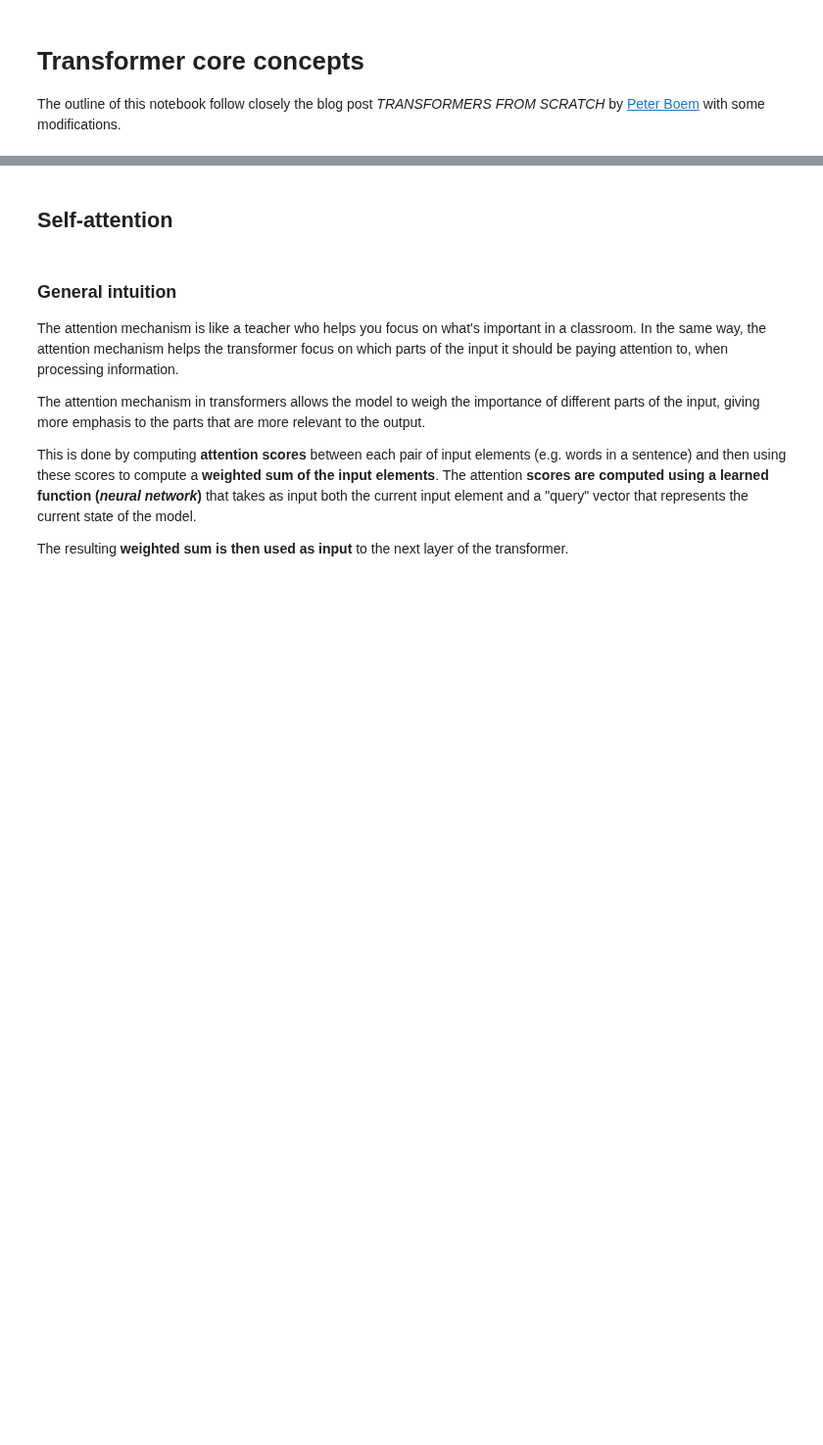
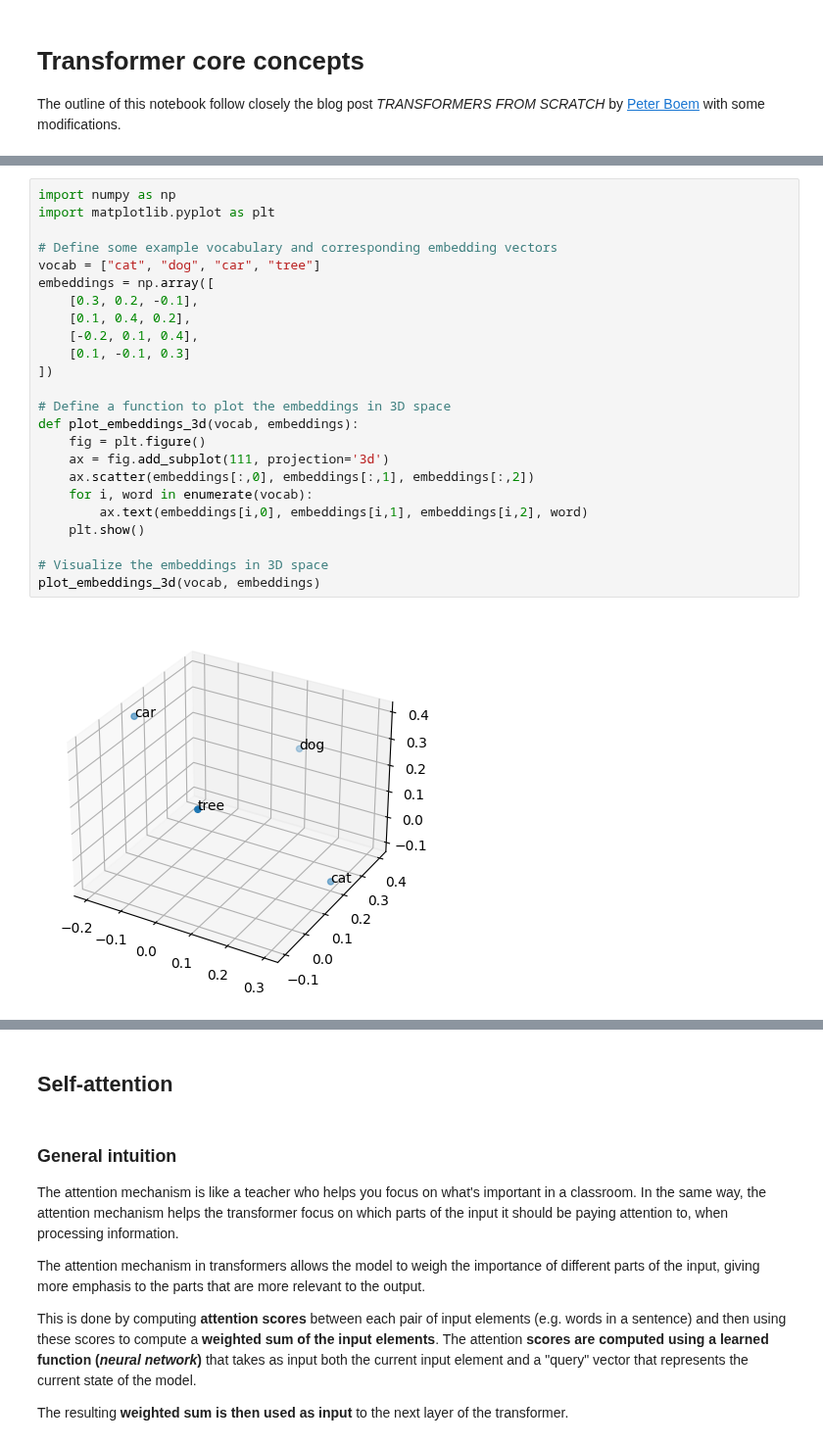
Before and after one commit to ratteripenta/transformers-seminar-workshop, a Jupyter notebook: notebooks/workshop-2/01-transformer-concepts.ipynb, the cells around one changed output, grey strips where cells are left out. Shown at 98% size. Drawn from its saved outputs; the diff is of its cells as text; blank space fills up the shorter version.

Commit message:
Add about embedding

```diff
--- a/notebooks/workshop-2/01-transformer-concepts.ipynb
+++ b/notebooks/workshop-2/01-transformer-concepts.ipynb
@@ -16,0 +23,26 @@ The above process is depicted below.
+# %%
+import numpy as np
+import matplotlib.pyplot as plt
+
+# Define some example vocabulary and corresponding embedding vectors
+vocab = ["cat", "dog", "car", "tree"]
+embeddings = np.array([
+    [0.3, 0.2, -0.1],
+    [0.1, 0.4, 0.2],
+    [-0.2, 0.1, 0.4],
+    [0.1, -0.1, 0.3]
+])
+
+# Define a function to plot the embeddings in 3D space
+def plot_embeddings_3d(vocab, embeddings):
+    fig = plt.figure()
+    ax = fig.add_subplot(111, projection='3d')
+    ax.scatter(embeddings[:,0], embeddings[:,1], embeddings[:,2])
+    for i, word in enumerate(vocab):
+        ax.text(embeddings[i,0], embeddings[i,1], embeddings[i,2], word)
+    plt.show()
+
+# Visualize the embeddings in 3D space
+plot_embeddings_3d(vocab, embeddings)
+# %% [output]
+[figure, added]
```
Also changed, not shown: parts of 7 cells of this notebook.
